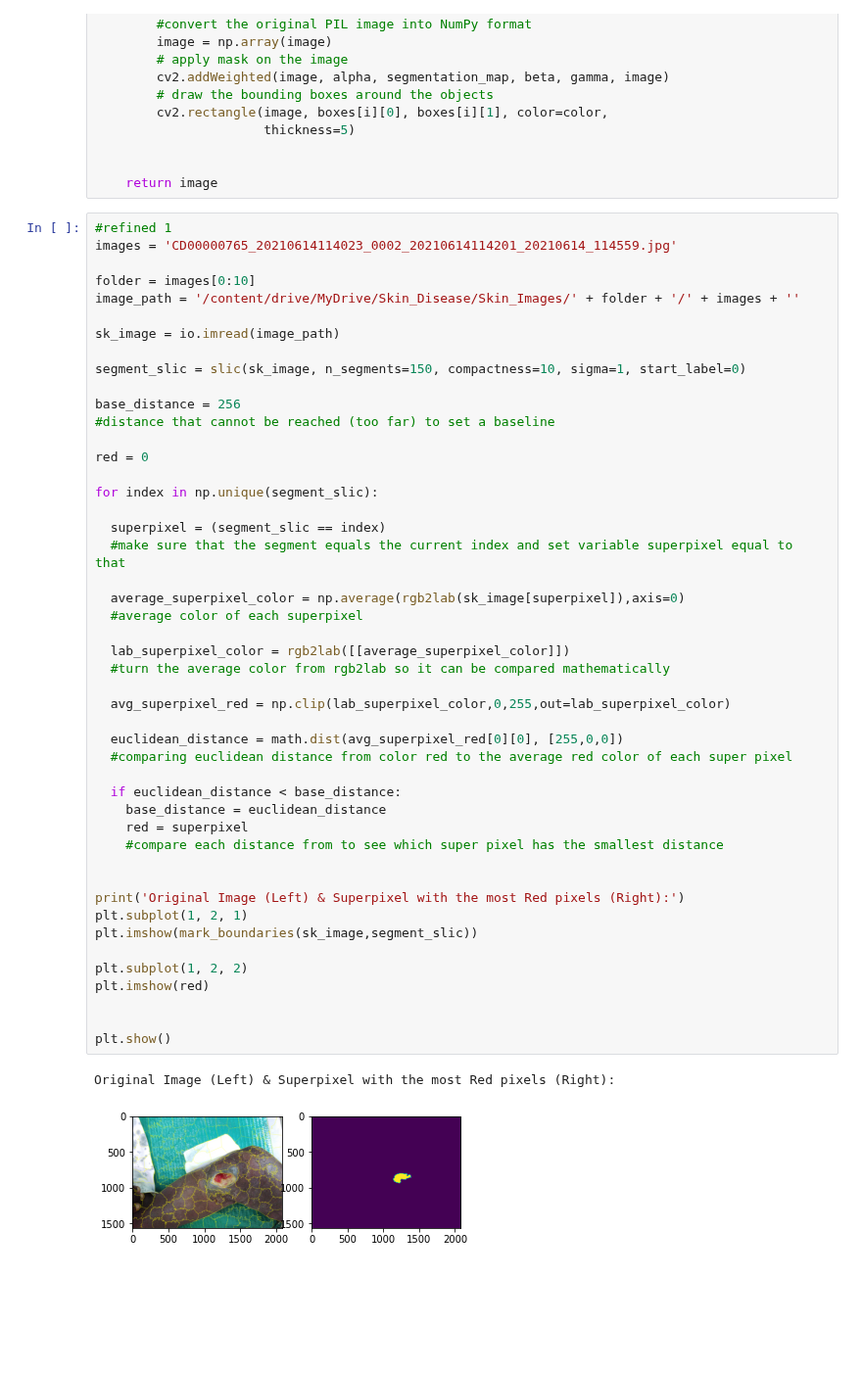
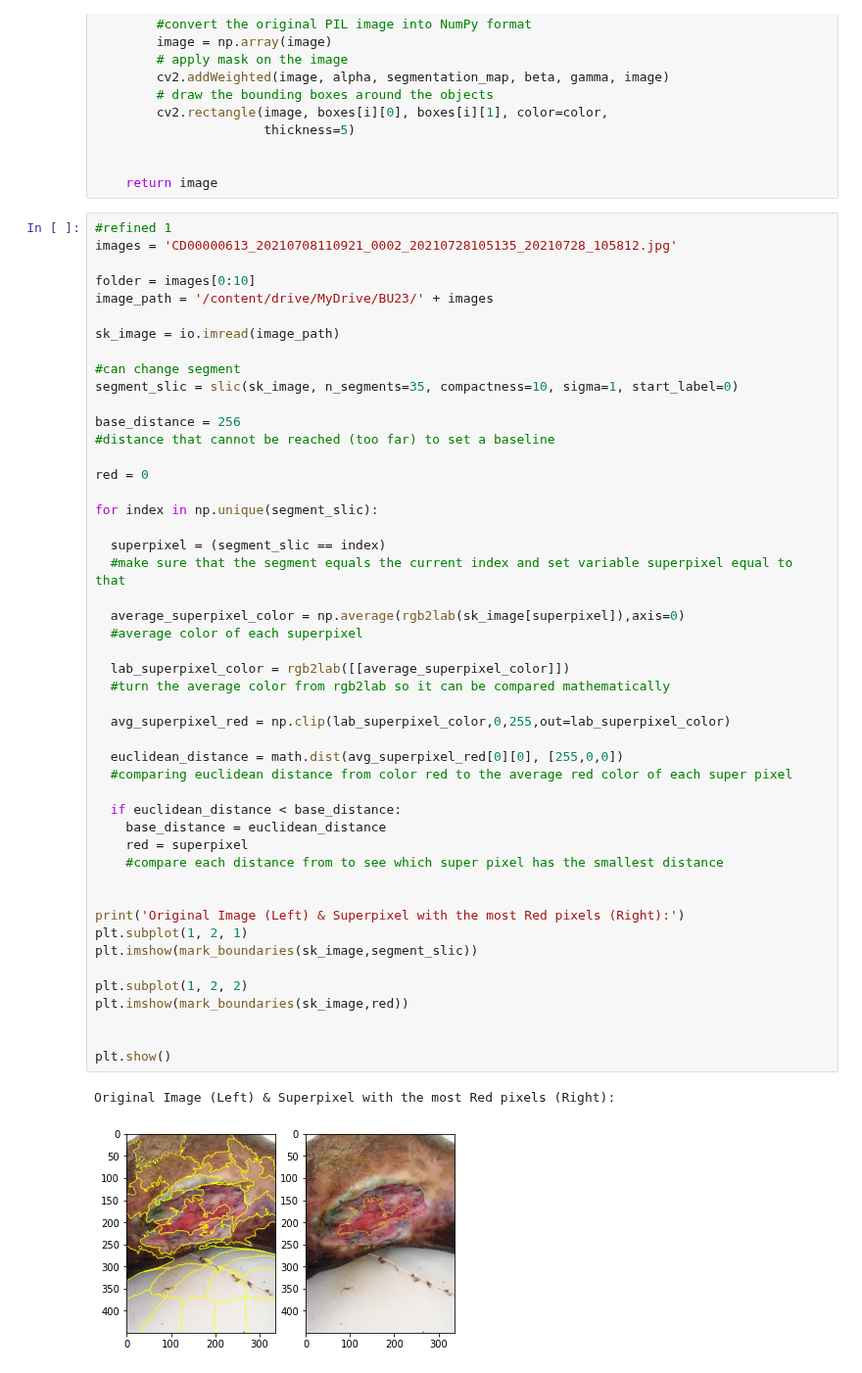
Before and after one commit to reaganest/skin-disease-diagnosis, a Jupyter notebook: Capstone I/Code/Skin_Mask_RCNN_superpix.ipynb, the cells around one changed output. Shown at 98% size. Saved outputs shown, nothing was run; the diff lists cells and outputs as text; blank space fills up the shorter version.

```diff
--- a/Capstone I/Code/Skin_Mask_RCNN_superpix.ipynb
+++ b/Capstone I/Code/Skin_Mask_RCNN_superpix.ipynb
@@ -90,14 +92,15 @@ def draw_segmentation_map(image, masks, boxes):
     return image
 # %%
 #refined 1
-images = 'CD00000765_20210614114023_0002_20210614114201_20210614_114559.jpg'
+images = 'CD00000613_20210708110921_0002_20210728105135_20210728_105812.jpg'
 
 folder = images[0:10]
-image_path = '/content/drive/MyDrive/Skin_Disease/Skin_Images/' + folder + '/' + images + ''
+image_path = '/content/drive/MyDrive/BU23/' + images
 
 sk_image = io.imread(image_path)
 
-segment_slic = slic(sk_image, n_segments=150, compactness=10, sigma=1, start_label=0)
+#can change segment
+segment_slic = slic(sk_image, n_segments=35, compactness=10, sigma=1, start_label=0)
 
 base_distance = 256
 #distance that cannot be reached (too far) to set a baseline
@@ -109,32 +112,32 @@ for index in np.unique(segment_slic):
   superpixel = (segment_slic == index)
   #make sure that the segment equals the current index and set variable superpixel equal to that
 
   average_superpixel_color = np.average(rgb2lab(sk_image[superpixel]),axis=0)
   #average color of each superpixel
 
   lab_superpixel_color = rgb2lab([[average_superpixel_color]])
   #turn the average color from rgb2lab so it can be compared mathematically
 
   avg_superpixel_red = np.clip(lab_superpixel_color,0,255,out=lab_superpixel_color)
 
   euclidean_distance = math.dist(avg_superpixel_red[0][0], [255,0,0])
   #comparing euclidean distance from color red to the average red color of each super pixel
 
   if euclidean_distance < base_distance:
     base_distance = euclidean_distance
     red = superpixel
     #compare each distance from to see which super pixel has the smallest distance
 
 
 print('Original Image (Left) & Superpixel with the most Red pixels (Right):')
 plt.subplot(1, 2, 1)
 plt.imshow(mark_boundaries(sk_image,segment_slic))
 
 plt.subplot(1, 2, 2)
-plt.imshow(red)
+plt.imshow(mark_boundaries(sk_image,red))
 
 
 plt.show()
 # %% [output]
 Original Image (Left) & Superpixel with the most Red pixels (Right):
-[figure, old version]
+[figure, new version]
```
Also changed, not shown: parts of 2 cells of this notebook.
